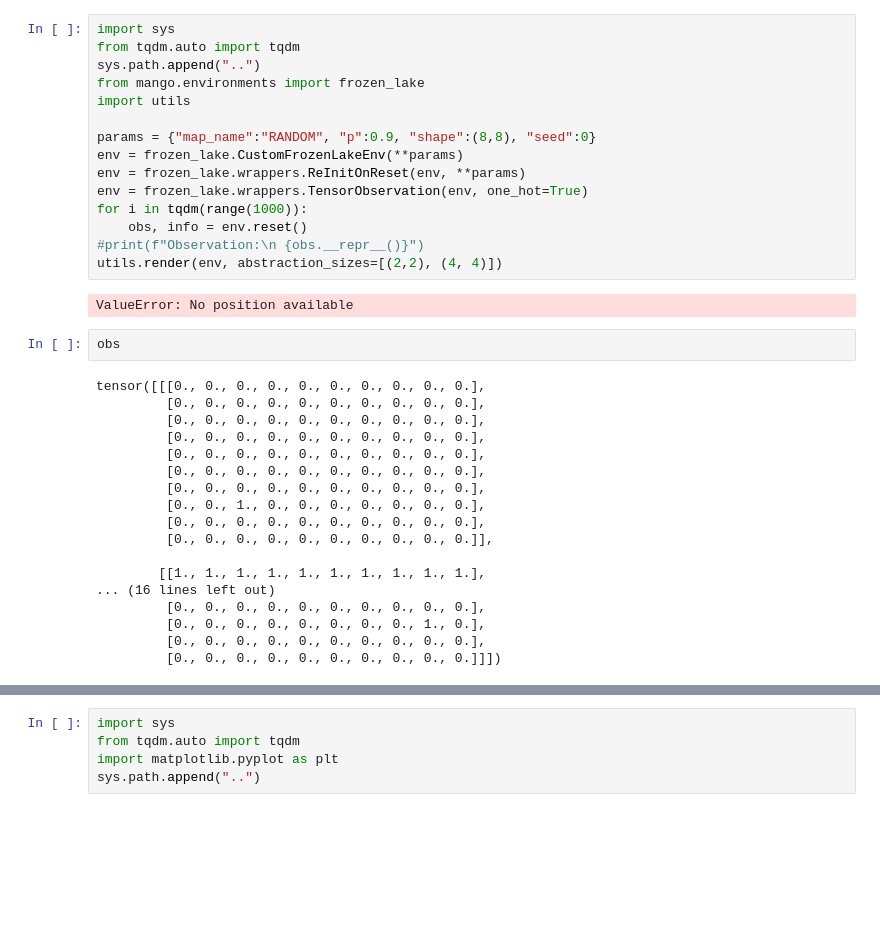
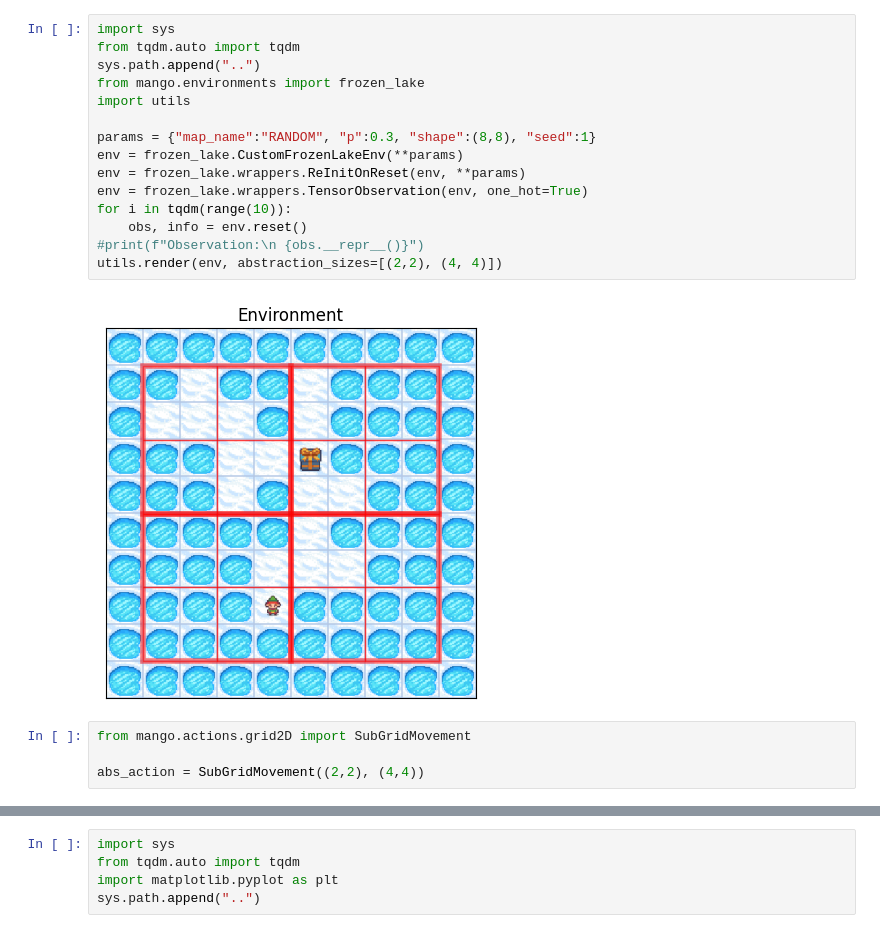
Before and after one commit to davidesartor/MANGO-lite, a Jupyter notebook: frozen_lake_tests/test_env.ipynb, the cells around one changed output, grey strips where cells are left out. Drawn from its saved outputs; the diff is of its cells as text; blank space fills up the shorter version.

```diff
--- a/frozen_lake_tests/test_env.ipynb
+++ b/frozen_lake_tests/test_env.ipynb
@@ -1,37 +1,21 @@
 # %%
 import sys
 from tqdm.auto import tqdm
 sys.path.append("..")
 from mango.environments import frozen_lake
 import utils
 
-params = {"map_name":"RANDOM", "p":0.9, "shape":(8,8), "seed":0}
+params = {"map_name":"RANDOM", "p":0.3, "shape":(8,8), "seed":1}
 env = frozen_lake.CustomFrozenLakeEnv(**params)
 env = frozen_lake.wrappers.ReInitOnReset(env, **params)
 env = frozen_lake.wrappers.TensorObservation(env, one_hot=True)
-for i in tqdm(range(1000)):
+for i in tqdm(range(10)):
     obs, info = env.reset()
 #print(f"Observation:\n {obs.__repr__()}")
 utils.render(env, abstraction_sizes=[(2,2), (4, 4)])
 # %% [output]
-ValueError: No position available
+[figure, added]
-# %%
-obs
-# %% [output]
-tensor([[[0., 0., 0., 0., 0., 0., 0., 0., 0., 0.],
-         [0., 0., 0., 0., 0., 0., 0., 0., 0., 0.],
-         [0., 0., 0., 0., 0., 0., 0., 0., 0., 0.],
-         [0., 0., 0., 0., 0., 0., 0., 0., 0., 0.],
-         [0., 0., 0., 0., 0., 0., 0., 0., 0., 0.],
-         [0., 0., 0., 0., 0., 0., 0., 0., 0., 0.],
-         [0., 0., 0., 0., 0., 0., 0., 0., 0., 0.],
-         [0., 0., 1., 0., 0., 0., 0., 0., 0., 0.],
-         [0., 0., 0., 0., 0., 0., 0., 0., 0., 0.],
-         [0., 0., 0., 0., 0., 0., 0., 0., 0., 0.]],
-
-        [[1., 1., 1., 1., 1., 1., 1., 1., 1., 1.],
-... (16 lines left out)
-         [0., 0., 0., 0., 0., 0., 0., 0., 0., 0.],
-         [0., 0., 0., 0., 0., 0., 0., 0., 1., 0.],
-         [0., 0., 0., 0., 0., 0., 0., 0., 0., 0.],
-         [0., 0., 0., 0., 0., 0., 0., 0., 0., 0.]]])
+# %%
+from mango.actions.grid2D import SubGridMovement
+
+abs_action = SubGridMovement((2,2), (4,4))
```
Also changed, not shown: parts of 2 cells of this notebook, 12 other files.
